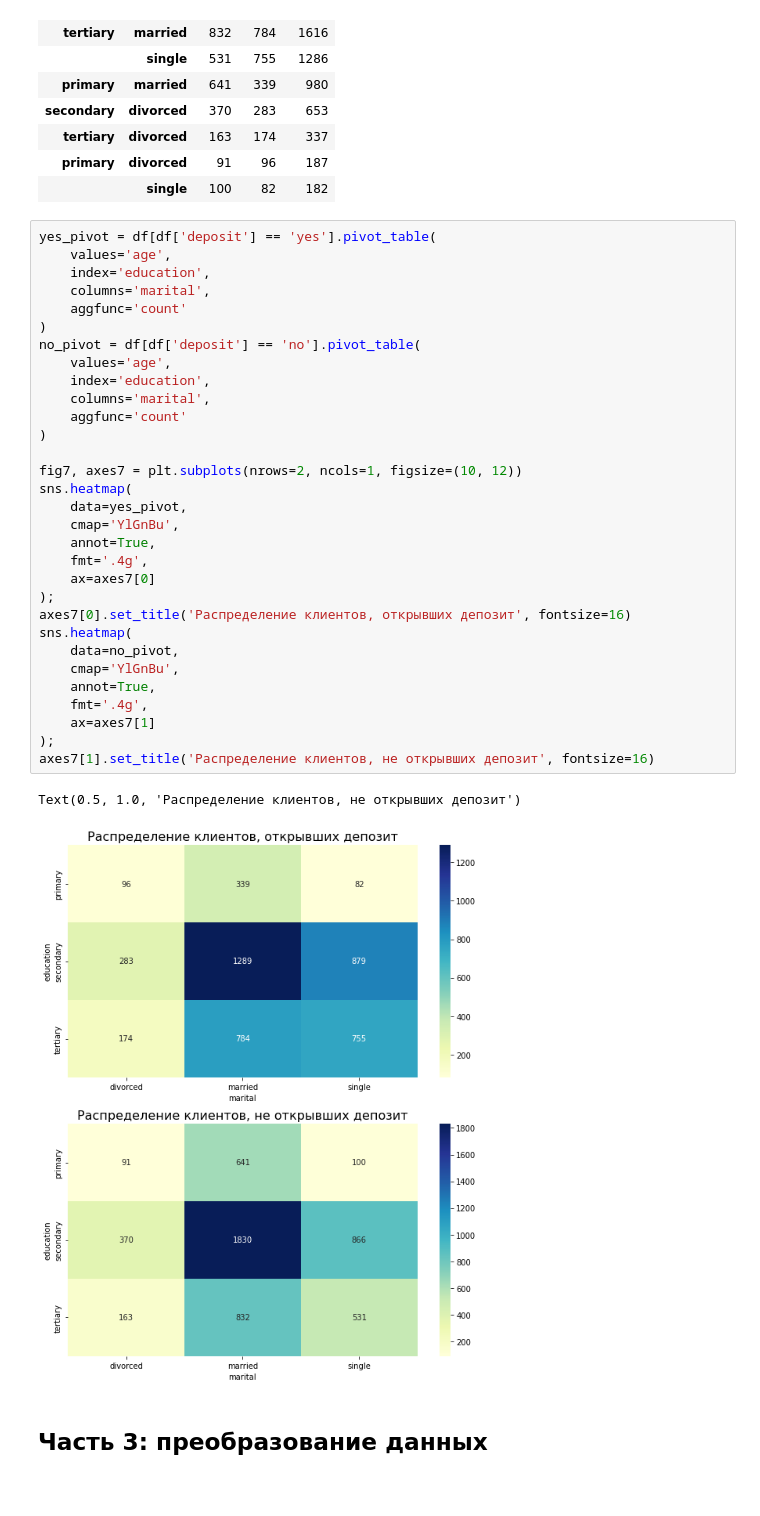
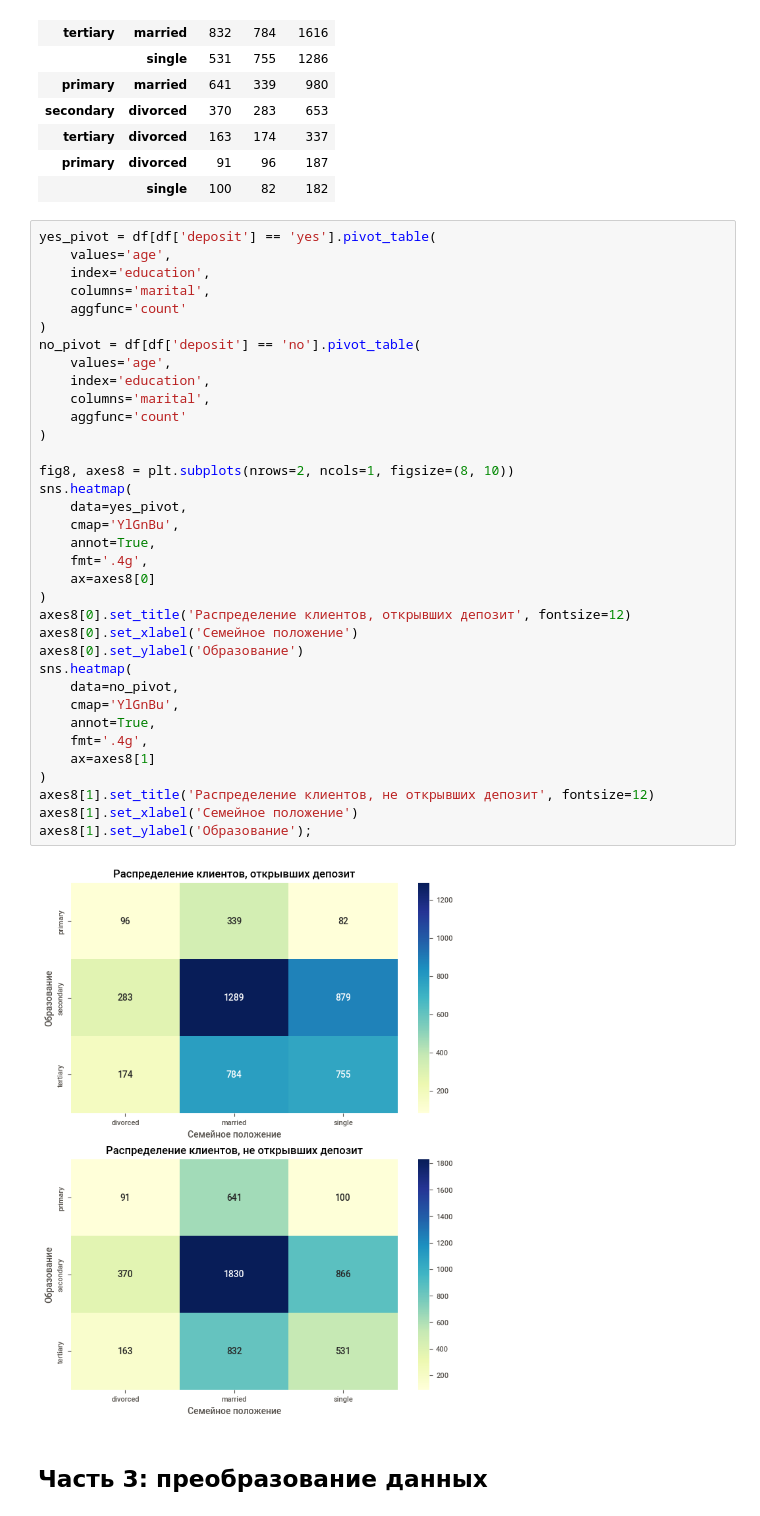
Before and after one commit to sergstar/data_science_student, a Jupyter notebook: project_4/Project_4_ML.ipynb, the cells around one changed output. Cells and saved outputs as stored; diff of their text form; blank space fills up the shorter version.

```diff
--- a/project_4/Project_4_ML.ipynb
+++ b/project_4/Project_4_ML.ipynb
@@ -440,37 +458,40 @@ pivot.sort_values(by='count', ascending=False)
 # %%
 yes_pivot = df[df['deposit'] == 'yes'].pivot_table(
     values='age',
     index='education',
     columns='marital',
     aggfunc='count'
 )
 no_pivot = df[df['deposit'] == 'no'].pivot_table(
     values='age',
     index='education',
     columns='marital',
     aggfunc='count'
 )
 
-fig7, axes7 = plt.subplots(nrows=2, ncols=1, figsize=(10, 12))
+fig8, axes8 = plt.subplots(nrows=2, ncols=1, figsize=(8, 10))
 sns.heatmap(
     data=yes_pivot,
     cmap='YlGnBu',
     annot=True,
     fmt='.4g',
-    ax=axes7[0]
-);
-axes7[0].set_title('Распределение клиентов, открывших депозит', fontsize=16)
+    ax=axes8[0]
+)
+axes8[0].set_title('Распределение клиентов, открывших депозит', fontsize=12)
+axes8[0].set_xlabel('Семейное положение')
+axes8[0].set_ylabel('Образование')
 sns.heatmap(
     data=no_pivot,
     cmap='YlGnBu',
     annot=True,
     fmt='.4g',
-    ax=axes7[1]
-);
-axes7[1].set_title('Распределение клиентов, не открывших депозит', fontsize=16)
+    ax=axes8[1]
+)
+axes8[1].set_title('Распределение клиентов, не открывших депозит', fontsize=12)
+axes8[1].set_xlabel('Семейное положение')
+axes8[1].set_ylabel('Образование');
 # %% [output]
-Text(0.5, 1.0, 'Распределение клиентов, не открывших депозит')
-[figure, old version]
+[figure, new version]
 # %% [markdown]
 ## Часть 3: преобразование данных
 # %% [markdown]
```
Also changed, not shown: parts of 26 cells of this notebook, 3 other files.
